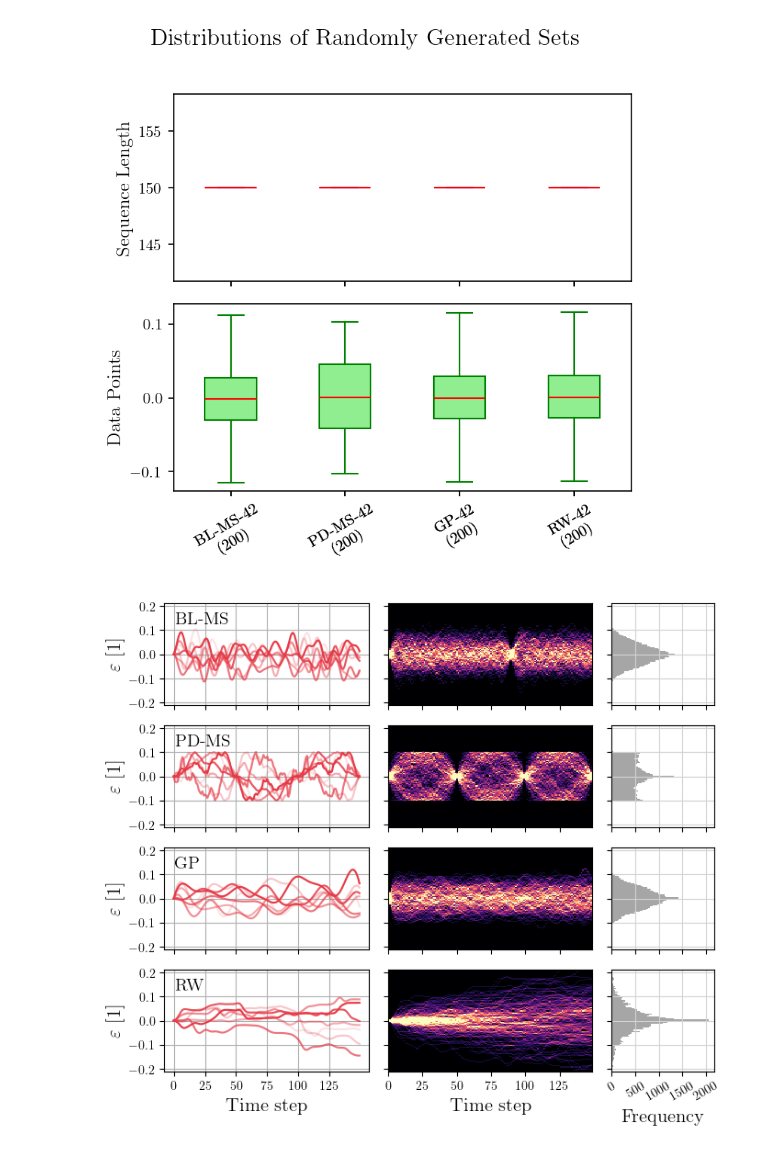
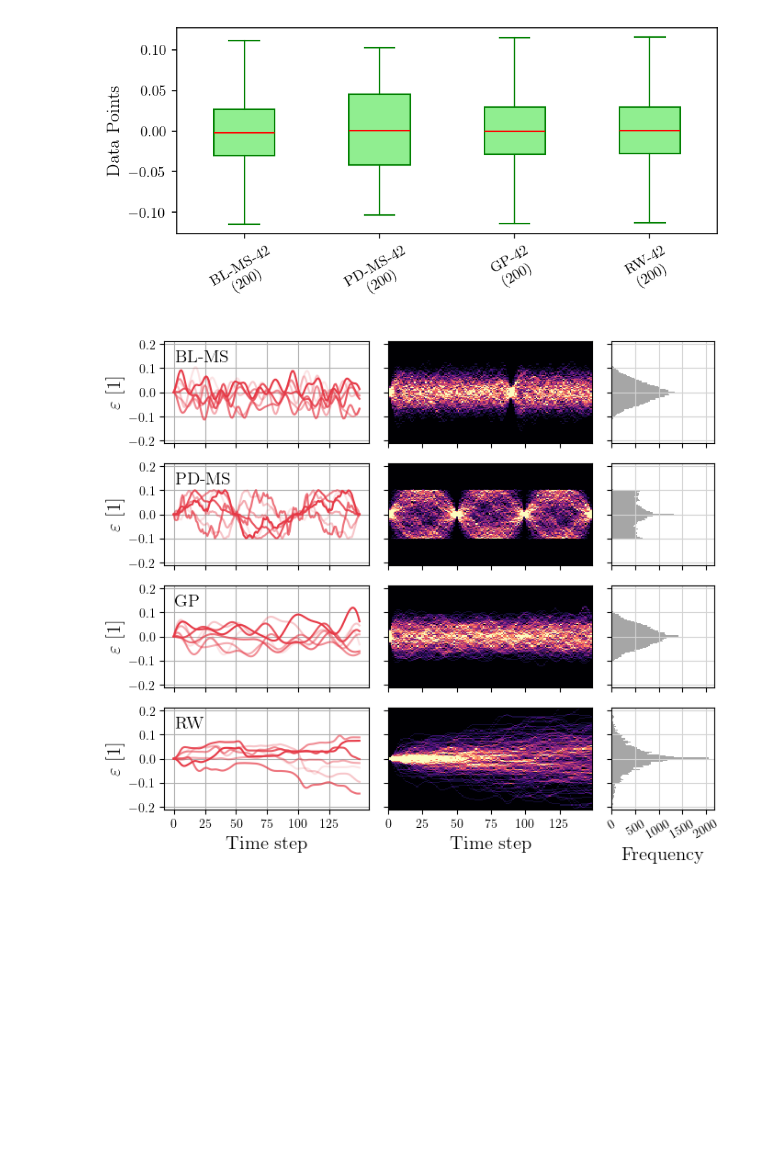
Before and after one commit to zsoca000/EP-neural-nets, a Jupyter notebook: notebooks/tasks/task0-data-visualization.ipynb, the cells around one changed output. Drawn from its saved outputs; the diff is of its cells as text; code cells hidden in the pictures; blank space fills up the shorter version.

```diff
--- a/notebooks/tasks/task0-data-visualization.ipynb
+++ b/notebooks/tasks/task0-data-visualization.ipynb
@@ -63,38 +59,23 @@ crit_inputs = [InputsSignals(folder_path / (inp_name + '.npy')) for inp_name in
 # %%
-fig, ax = plt.subplots(2, 1, figsize=(5, 5), dpi=150, sharex=True)
-fig.suptitle('Distributions of Randomly Generated Sets', fontsize=15)
+fig, ax = plt.subplots(1, figsize=(6, 3), dpi=150, sharex=True)
 
-# Sequence lengths
-ax[0].boxplot(
-    [data.lengths for data in rand_inputs],
-    tick_labels=[dataset_str(data.name) for data in rand_inputs],
-    showfliers=False,   # hide outliers
-    patch_artist=True,  # fill boxes with color
-    boxprops=dict(facecolor='lightblue', color='blue'),
-    medianprops=dict(color='red'),
-    whiskerprops=dict(color='blue'),
-    capprops=dict(color='blue')
-)
-ax[0].set_ylabel('Sequence Length', fontsize=12)
-
-# Data points
-ax[1].boxplot(
+ax.boxplot(
     [np.concatenate(data_set.u_list) for data_set in rand_inputs],
     tick_labels=[dataset_str(data_set.name) for data_set in rand_inputs],
     showfliers=False,   # hide outliers
     patch_artist=True,
     boxprops=dict(facecolor='lightgreen', color='green'),
     medianprops=dict(color='red'),
     whiskerprops=dict(color='green'),
     capprops=dict(color='green')
 )
-ax[1].set_ylabel('Data Points', fontsize=12)
+ax.set_ylabel('Data Points', fontsize=12)
 
 plt.xticks(rotation=30)
 plt.tight_layout(rect=[0, 0, 1, 0.96])
 plt.show()
 # %% [output]
-[figure, old version]
+[figure, new version]
 # %%
 num = len(rand_inputs)
 fig, ax = plt.subplots(
```
Also changed, not shown: parts of 12 cells of this notebook, 20 other files.
